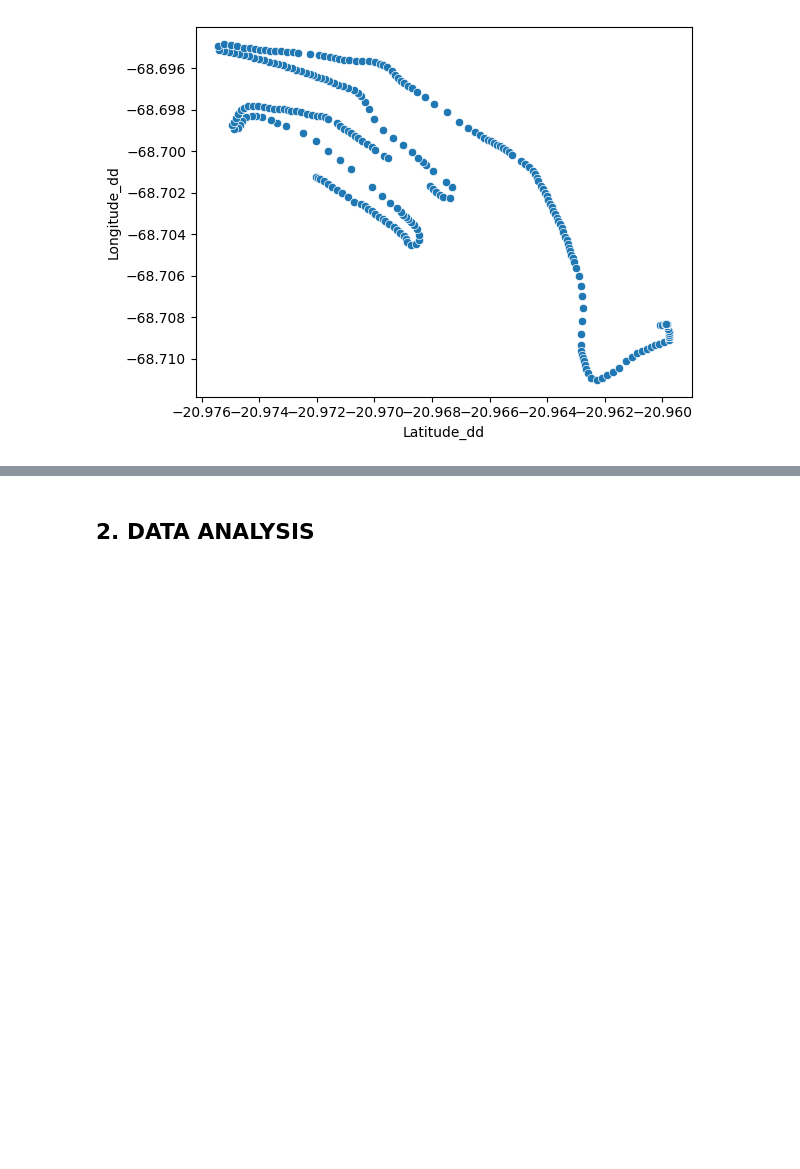
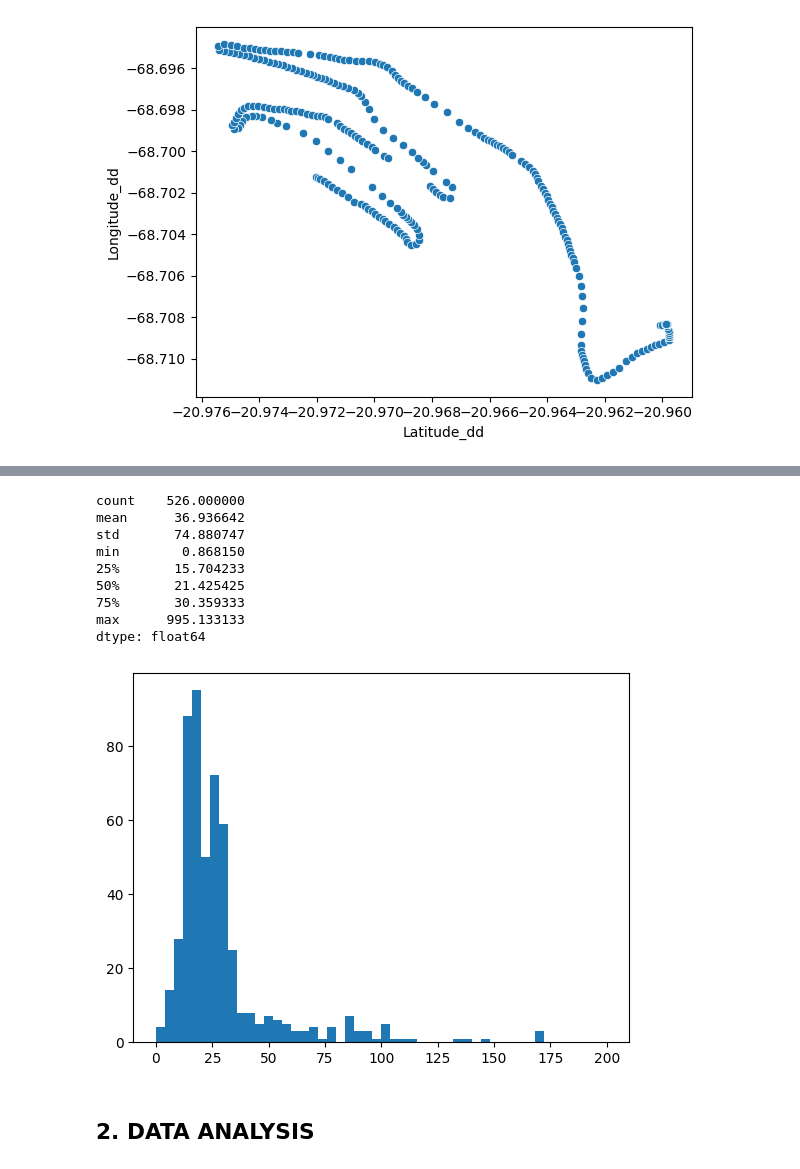
Before and after one commit to Nathan7128/ProjetMichelin, a Jupyter notebook: starter_notebook.ipynb, the cells around one changed output, grey strips where cells are left out. Drawn from its saved outputs; the diff is of its cells as text; code cells hidden in the pictures; blank space fills up the shorter version.

```diff
--- a/starter_notebook.ipynb
+++ b/starter_notebook.ipynb
@@ -73,0 +125,2 @@ sns.scatterplot(x = load_segment_list[5]['Latitude_dd'],
+# %%
+trajectory_grouped_trajectories_df = df.groupby("phaseNb")
@@ -74,3 +167,19 @@ sns.scatterplot(x = load_segment_list[5]['Latitude_dd'],
+# %%
+trajectory_duration = trajectory_grouped_trajectories_df.apply(lambda x : x["Time_utc"].iloc[-1] - x["Time_utc"].iloc[0])
+trajectory_duration = trajectory_duration.dt.total_seconds()/60
+print(trajectory_duration.describe())
+hist_duration = plt.hist(trajectory_duration, bins=50, range=(0, 200))
+# %% [output]
+count    526.000000
+mean      36.936642
+std       74.880747
+min        0.868150
+25%       15.704233
+50%       21.425425
+75%       30.359333
+max      995.133133
+dtype: float64
+[figure, added]
 # %% [markdown]
 ## 2. DATA ANALYSIS
 # %% [markdown]
```
Also changed, not shown: parts of 9 cells of this notebook, 1 other file.
